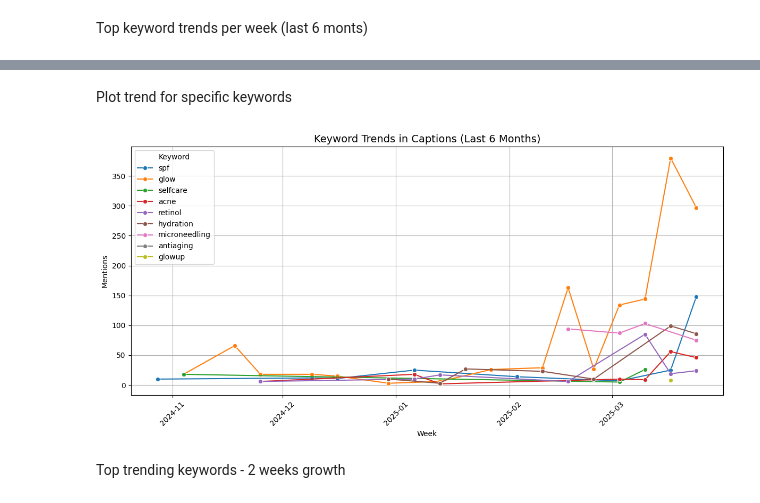
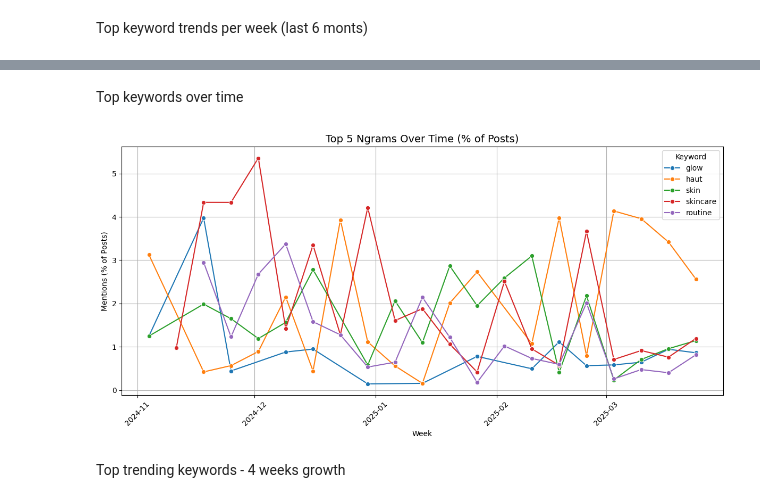
Before and after one commit to Hannah1171/skincare_analysis, a Jupyter notebook: data_exploration/common_words_caption.ipynb, the cells around one changed output, grey strips where cells are left out. Cells and saved outputs as stored; diff of their text form; code cells hidden in the pictures.

```diff
--- a/data_exploration/common_words_caption.ipynb
+++ b/data_exploration/common_words_caption.ipynb
@@ -8,6 +8,8 @@ from nltk.tokenize import word_tokenize
 from collections import Counter
 from datetime import datetime
 import pytz
+from wordcloud import WordCloud
+from nltk.util import ngrams
 
 # Download NLTK Ressourcen
 nltk.download("punkt")
@@ -28,15 +30,25 @@ df = df[df["createTimeISO"] >= six_months_ago]
 df = df[df["text"].notna()]
 df["text"] = df["text"].astype(str).apply(lambda x: re.sub(r"#\w+", "", x))
 
-# Combine English and German stopwords
-stop_words = set(stopwords.words("german")) | set(stopwords.words("english"))
+# Define standard and custom stopwords
+standard_stopwords = set(stopwords.words("german")) | set(stopwords.words("english"))
+custom_stopwords = {
+    "i", "you", "it", "me", "this", "that", "we", "she", "he", "they", "u", "ur",
+    "my", "your", "yours", "ours", "their", "its", "use", "like", "get", "need",
+    "please", "one", "would", "watch", "want", "que", "tbh", "idk", "fr",
+    "literally", "actually", "honestly", "kinda", "thing", "stuff",
+    "😭", "😂", "✨", "💀", "💅", "🥰", "😩", "😅", "🥺", "😳"
+}
+
+# combined stopwords (standard + custom)
+combined_stopwords = standard_stopwords | custom_stopwords
 
 # Clean text and tokenize it
 def clean_tokens(text):
     text = str(text).lower()
     text = re.sub(r"[^a-zA-Zäöüß]", " ", text)  # keep only letters
     tokens = word_tokenize(text)
-    tokens = [w for w in tokens if w not in stop_words and len(w) > 2]
+    tokens = [w for w in tokens if w not in combined_stopwords and len(w) > 2]
     return tokens
 
 # Apply tokenization to all captions
@@ -239,33 +391,45 @@ pivot_with_totals.head(16)
 # %% [markdown]
-Plot trend for specific keywords
+Top keywords over time
 # %%
-import seaborn as sns
-import matplotlib.pyplot as plt
+# Count all ngram mentions (e.g. from 'tokens' column) over the whole period
+top_ngrams = (
+    df_exploded["tokens"]
+    .value_counts()
+    .head(5)
+    .index
+    .tolist()
+)
 
-# Track specific keywords
-keywords = ["glowup", "selfcare", "microneedling", "antiaging", "spf", "acne", "glow", "retinol", "hydration"]
-df_keywords = df_exploded[df_exploded["tokens"].isin(keywords)]
+# Filter only those top 5 ngrams
+df_top_ngrams = df_exploded[df_exploded["tokens"].isin(top_ngrams)]
 
 # Group and count
 trend_data = (
-    df_keywords.groupby(["week", "tokens"])
+    df_top_ngrams.groupby(["week", "tokens"])
     .size()
     .reset_index(name="count")
 )
 
-# Plot keyword trend over time
+# Total posts per week
+posts_per_week = df_exploded.groupby("week")["text"].count().reset_index(name="total_posts")
+
+# Merge and normalize
+trend_data = trend_data.merge(posts_per_week, on="week", how="left")
+trend_data["mention_percent"] = (trend_data["count"] / trend_data["total_posts"]) * 100
+
+# Plot
 plt.figure(figsize=(12, 6))
-sns.lineplot(data=trend_data, x="week", y="count", hue="tokens", marker="o")
-plt.title("Keyword Trends in Captions (Last 6 Months)", fontsize=14)
+sns.lineplot(data=trend_data, x="week", y="mention_percent", hue="tokens", marker="o")
+plt.title("Top 5 Ngrams Over Time (% of Posts)", fontsize=14)
 plt.xlabel("Week")
-plt.ylabel("Mentions")
+plt.ylabel("Mentions (% of Posts)")
 plt.xticks(rotation=45)
 plt.grid(True)
 plt.tight_layout()
 plt.legend(title="Keyword")
 plt.show()
 # %% [output]
-[figure, old version]
+[figure, new version]
 # %% [markdown]
-Top trending keywords - 2 weeks growth
+Top trending keywords - 4 weeks growth
 # %%
```
Also changed, not shown: parts of 15 cells of this notebook, 1 other file.
